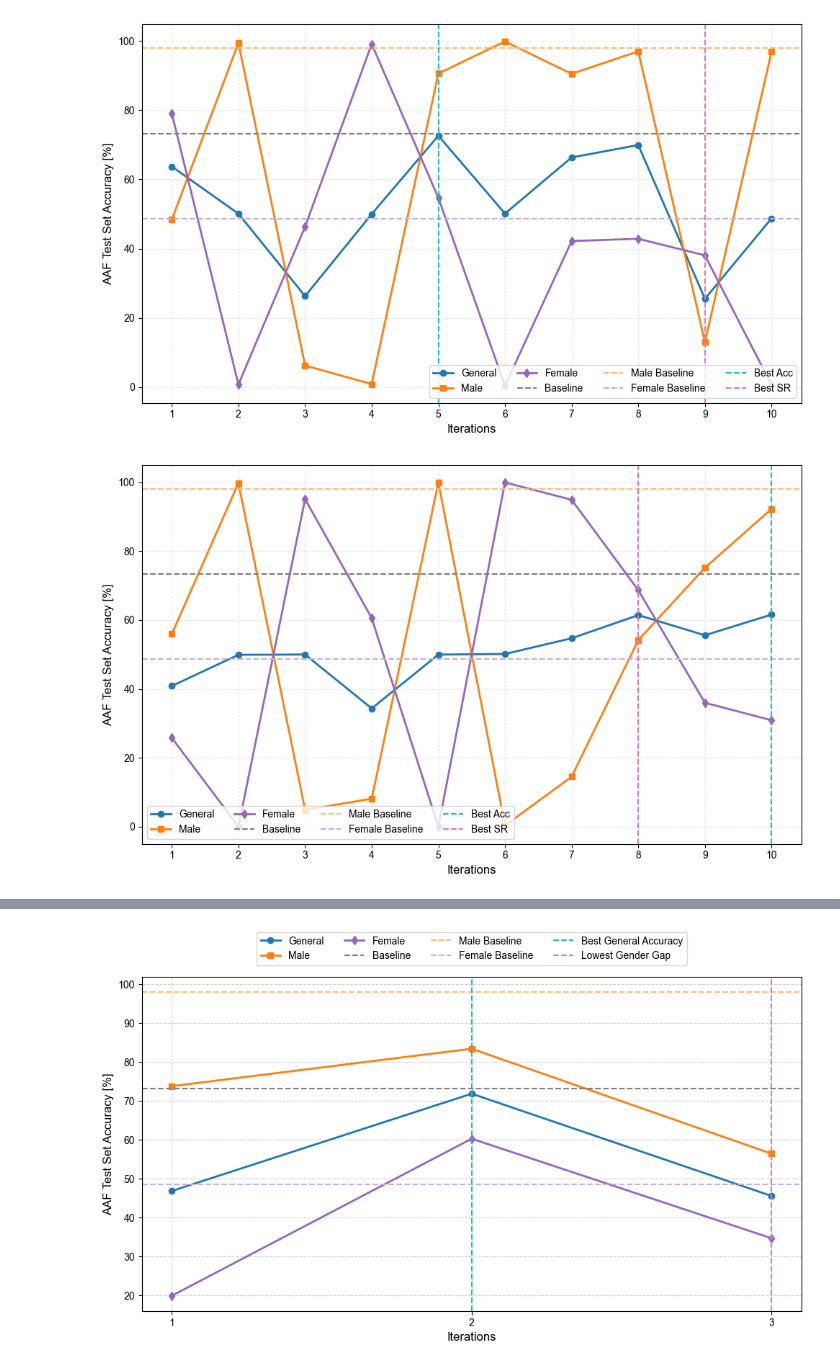
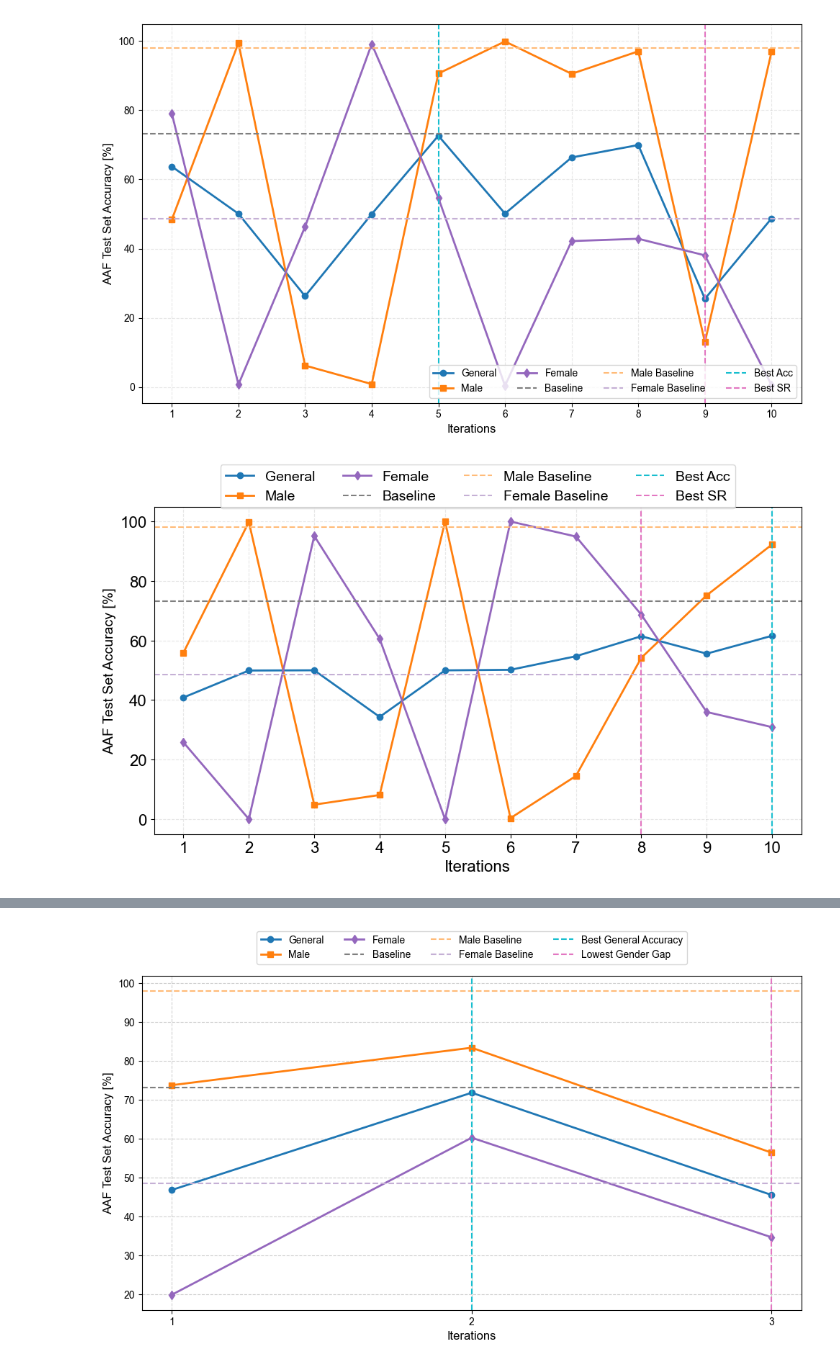
Before and after one commit to haohua13/fairface-pseudo-balancing, a Jupyter notebook: Plotting/article-plots.ipynb, the cells around one changed output, grey strips where cells are left out. Saved outputs shown, nothing was run; the diff lists cells and outputs as text; code cells hidden in the pictures.

Commit message:
Improved Article Plots

```diff
--- a/Plotting/article-plots.ipynb
+++ b/Plotting/article-plots.ipynb
@@ -742,37 +744,37 @@ best_iteration = np.argmin(difference) + 1
 best_general_acc = np.argmax(general_acc) + 1
 
 
 plt.figure(figsize=(10, 6))
 
 # Plot accuracy lines
 plt.plot(iterations, general_acc, label='General', marker='o', color='#1f77b4', linewidth=2)
 plt.plot(iterations, male_acc, label='Male', marker='s', color='#ff7f0e', linewidth=2)
 plt.plot(iterations, female_acc, label='Female', marker='d', color='#9467bd', linewidth=2)
 
 # Plot baselines
 plt.axhline(y=baseline, color='#7f7f7f', linestyle='--', linewidth=1.5, label='Baseline')
 plt.axhline(y=male_baseline, color='#ffbb78', linestyle='--', linewidth=1.5, label='Male Baseline')
 plt.axhline(y=female_baseline, color='#c5b0d5', linestyle='--', linewidth=1.5, label='Female Baseline')
 
 # Plot vertical lines for best iteration and lowest gender gap
 plt.axvline(x=best_general_acc, color='#17becf', linestyle='--', linewidth=1.5, label='Best Acc')
 plt.axvline(x=best_iteration, color='#e377c2', linestyle='--', linewidth=1.5, label='Best SR')
 
 # Labels and title
-plt.xlabel('Iterations', fontsize=12)
-plt.ylabel('AAF Test Set Accuracy [%]', fontsize=12)
+# Labels and title
+plt.xlabel('Iterations', fontsize=16)
+plt.ylabel('AAF Test Set Accuracy [%]', fontsize=14)
 
 # Legend and grid
-plt.legend(loc='best', ncol=4, fontsize=10)
+plt.legend(loc='upper center', bbox_to_anchor=(0.5, 1.15), ncol=4, fontsize=14)
 plt.grid(True, linestyle='--', alpha=0.3)
 
 # Customize ticks
-plt.xticks(iterations, fontsize=10)
-plt.yticks(fontsize=10)
-
+plt.xticks(iterations, fontsize=16)
+plt.yticks(fontsize=16)
 # Save and show
 plt.tight_layout()
 plt.savefig('FlexMatch_balanced_East_Asian_Female_Final.png', dpi=300, bbox_inches='tight')
 plt.show()
 # %% [output]
-[figure, old version]
+[figure, new version]
```
Also changed, not shown: parts of 15 cells of this notebook, 15 other files.
